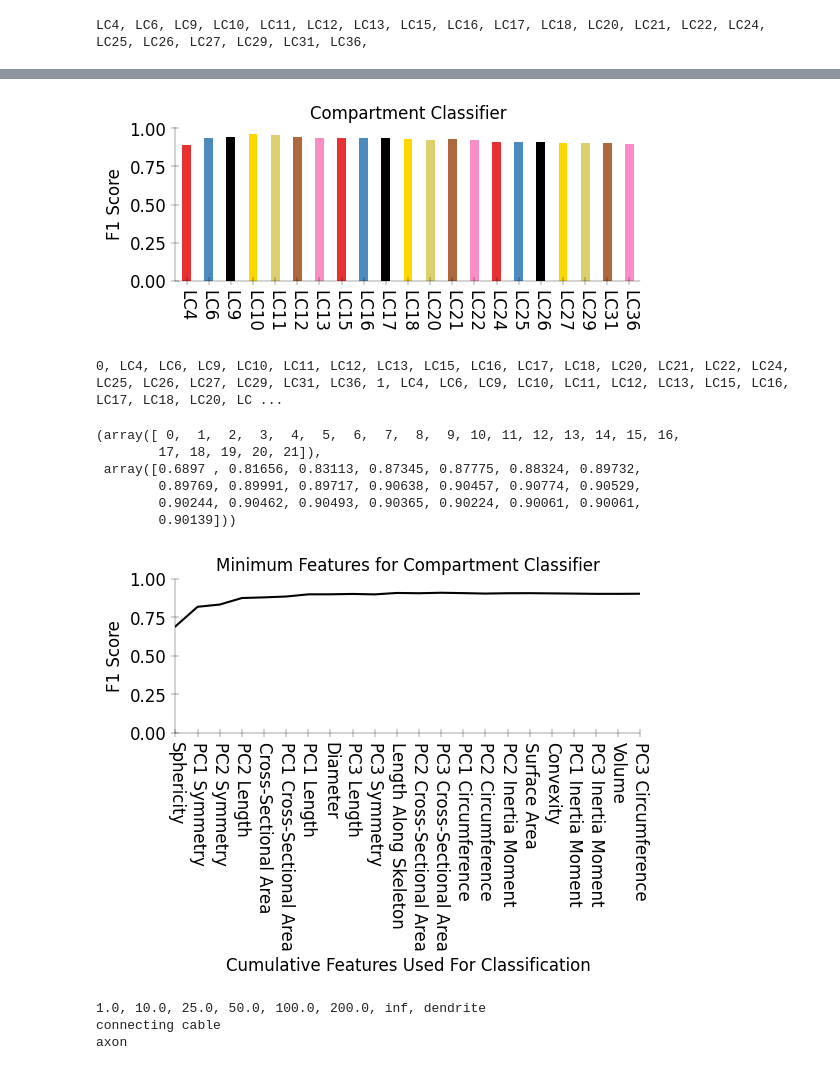
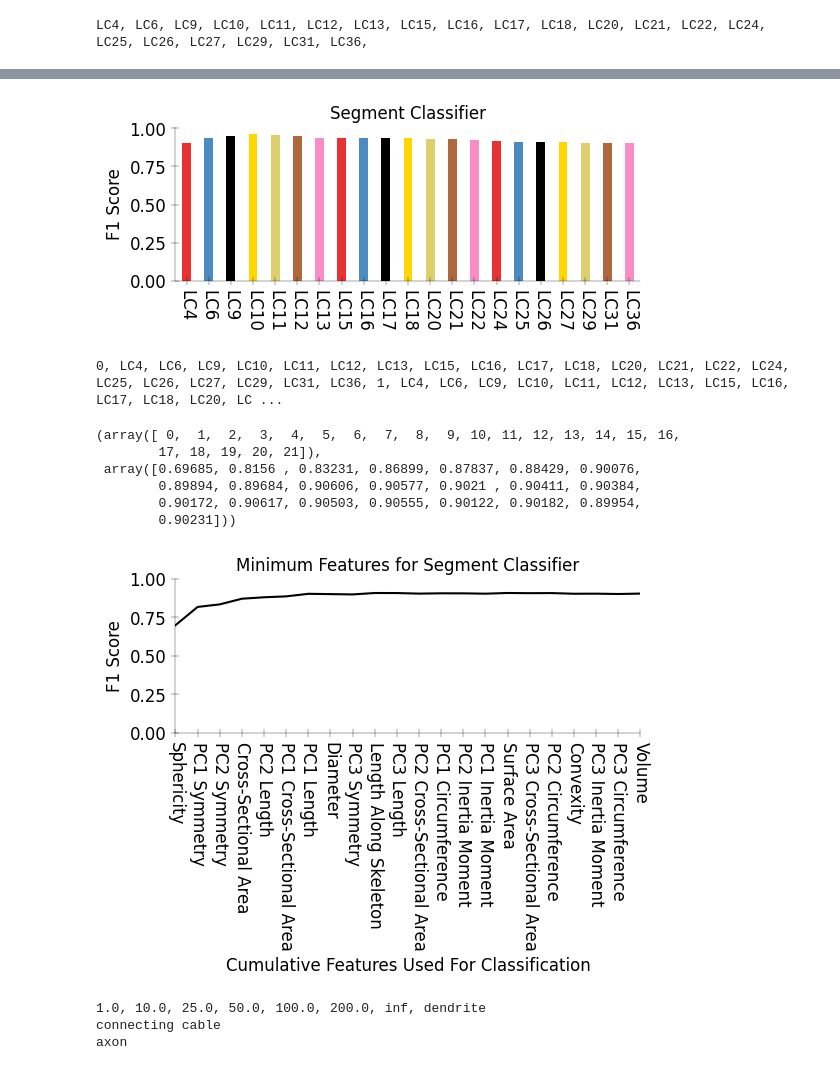
Before and after one commit to ClarkLabCode/MitochondrialMorphologyPosition, a Jupyter notebook: morphology classifier - LC neurons.ipynb, the cells around one changed output, grey strips where cells are left out. Saved outputs shown, nothing was run; the diff lists cells and outputs as text; code cells hidden in the pictures.

```diff
--- a/morphology classifier - LC neurons.ipynb
+++ b/morphology classifier - LC neurons.ipynb
@@ -44,5 +44,5 @@ token_id = "eyJhbGciOiJIUzI1NiIsInR5cCI6IkpXVCJ9.eyJlbWFpbCI6ImdhcnJldHQuc2FnZXJ
 np.set_printoptions(precision=5, suppress=True)  # suppress scientific float notation
-home_dir = '/Users/gs697/Research/mitochondriaMorphologyPosition'
+home_dir = '/Users/gs697/Research/MitochondrialMorphologyPosition'
 c = Client('neuprint.janelia.org', dataset='hemibrain:v1.2.1', token=token_id)
 neuron_quality = pd.read_csv(home_dir + '/saved_data/neuron_quality.csv')
 neuron_quality_np = neuron_quality.to_numpy()
@@ -400,11 +421,11 @@ ax.set_xticklabels( config.analyze_neurons, fontsize=fontsize, rotation = 270)
 format_axes(ax, fontsize)
 ax.set_ylabel('F1 Score', fontsize=fontsize)
 ax.set_yticks(np.arange(0,1.1,0.25))
-ax.set_title('Compartment Classifier', fontsize=fontsize)
+ax.set_title('Segment Classifier', fontsize=fontsize)
 plt.savefig(home_dir + f'/saved_figures/mito_morphology_embedding/classifier/Compartment_F1_bar.svg', transparent=True, bbox_inches='tight')
 plt.show()
 # %% [output]
-[figure, old version]
+[figure, new version]
 # %%
 Y = np.zeros( len(bodyId_type_class) )
 for i_section, section in enumerate(config.analyze_sections):
@@ -429,25 +450,25 @@ np.arange(zscores.shape[1]), f1s
 # %% [output]
 (array([ 0,  1,  2,  3,  4,  5,  6,  7,  8,  9, 10, 11, 12, 13, 14, 15, 16,
         17, 18, 19, 20, 21]),
- array([0.6897 , 0.81656, 0.83113, 0.87345, 0.87775, 0.88324, 0.89732,
-        0.89769, 0.89991, 0.89717, 0.90638, 0.90457, 0.90774, 0.90529,
-        0.90244, 0.90462, 0.90493, 0.90365, 0.90224, 0.90061, 0.90061,
-        0.90139]))
+ array([0.69685, 0.8156 , 0.83231, 0.86899, 0.87837, 0.88429, 0.90076,
+        0.89894, 0.89684, 0.90606, 0.90577, 0.9021 , 0.90411, 0.90384,
+        0.90172, 0.90617, 0.90503, 0.90555, 0.90122, 0.90182, 0.89954,
+        0.90231]))
 # %%
 fig, ax = plt.subplots(figsize=(6,2))
 ax.plot(np.arange(zscores.shape[1]), f1s, color = 'k')
 format_axes(ax, fontsize)
 ax.set_xticks(np.arange(zscores.shape[1]))
 ax.set_xticklabels(np.array(vis_mito_feats)[type_feature_importance], rotation = 270)
 ax.set_xlim([0, zscores.shape[1]-1])
 ax.set_ylim([0,1])
 ax.set_ylabel('F1 Score', fontsize=fontsize)
-ax.set_title('Minimum Features for Compartment Classifier', fontsize=fontsize)
+ax.set_title('Minimum Features for Segment Classifier', fontsize=fontsize)
 ax.set_xlabel('Cumulative Features Used For Classification', fontsize=fontsize)
 plt.savefig(home_dir + f'/saved_figures/mito_morphology_embedding/classifier/Compartment_F1_min_features.svg', transparent=True, bbox_inches='tight')
 plt.show()
 # %% [output]
-[figure, old version]
+[figure, new version]
 # %%
 def type_classifier(feats, threshes = None):
     Y = np.zeros( len(bodyId_type_class) )
```
Also changed, not shown: parts of 16 cells of this notebook, 10 other files.
